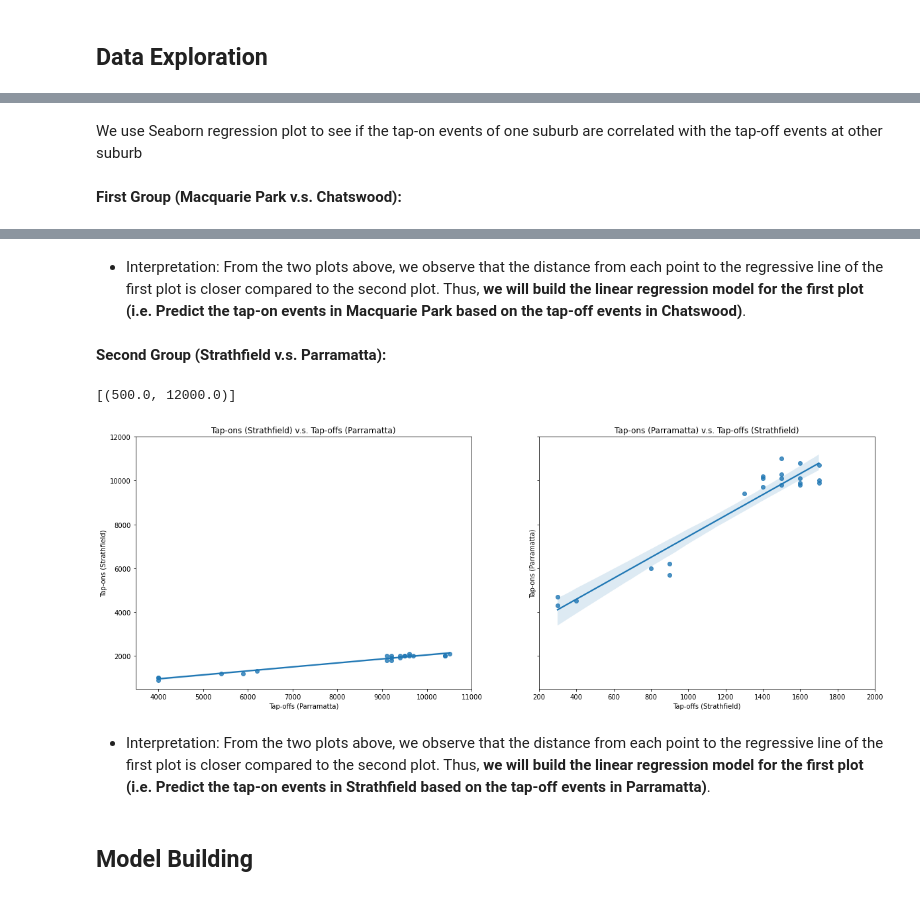
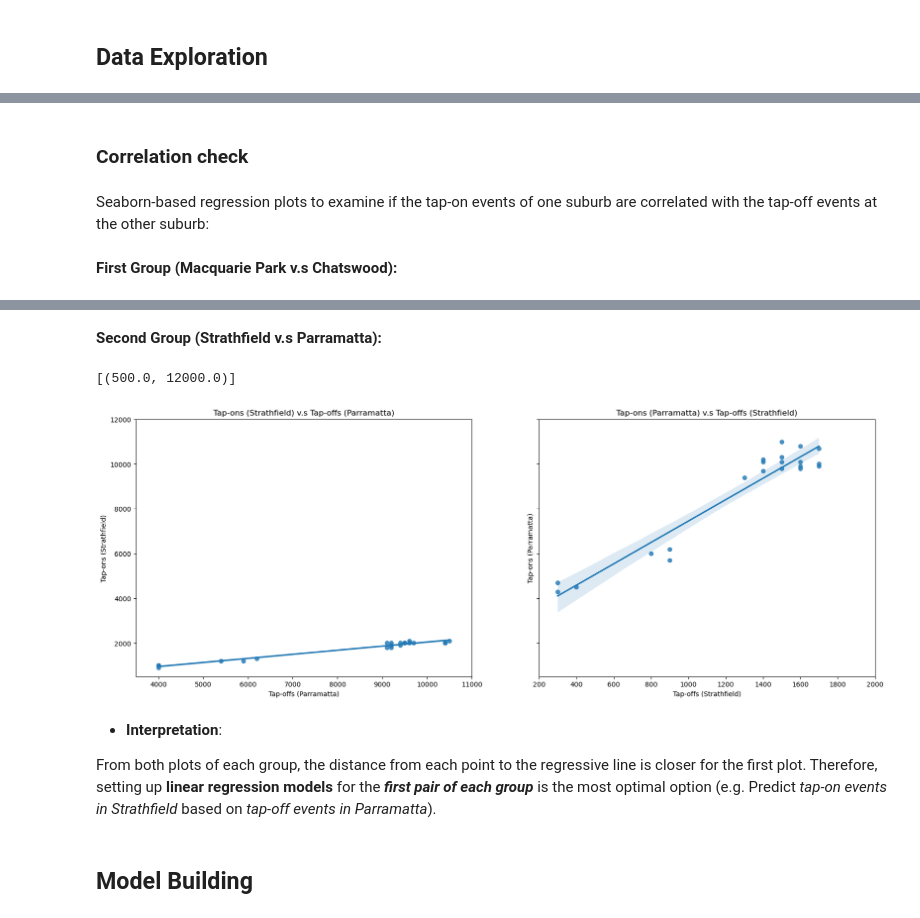
Before and after one commit to ethanaire/Analyzing-NSW-Public-Transports-with-Opal-Cards, a Jupyter notebook: Tap-ons and Tap-offs Relationship.ipynb, the cells around one changed output, grey strips where cells are left out. Saved outputs shown, nothing was run; the diff lists cells and outputs as text; code cells hidden in the pictures.

Commit message:
edit regplot sections

```diff
--- a/Tap-ons and Tap-offs Relationship.ipynb
+++ b/Tap-ons and Tap-offs Relationship.ipynb
@@ -200,12 +213,12 @@ chats_mac_taps.head(3)
 * _Tap-ons of Strathfield and Tap-offs of Parramatta_
 # %%
 # create a temporary dataframe that drops the unrelated columns
-temp = strath_taps.drop(['Suburbs', 'Tap-offs'],1)
+temp_strat_taps = strat_taps.drop(columns=['Suburbs', 'Tap-offs'])
 
 # Add a tap-offs of Chatswood and rename the columns to clearly state which column belongs to which suburb
-strath_parra_taps = temp.rename(columns = {'Tap-ons':'Tap-ons (Strathfield)'})
-strath_parra_taps['Tap-offs (Parramatta)'] = parra_taps['Tap-offs']
-strath_parra_taps.head(3)
+strat_parra_taps = temp_strat_taps.rename(columns = {'Tap-ons':'Tap-ons (Strathfield)'})
+strat_parra_taps['Tap-offs (Parramatta)'] = parra_taps['Tap-offs']
+strat_parra_taps.head(3)
 # %% [output]
 |  | Tap-ons (Strathfield) | Tap-offs (Parramatta) |
 | Dates |  |  |
@@ -216,12 +229,12 @@ strath_parra_taps.head(3)
 * _Tap-ons of Parramatta and Tap-offs of Strathfield_
 # %%
 # create a temporary dataframe that drops the unrelated columns
-temp = parra_taps.drop(['Suburbs', 'Tap-offs'],1)
+temp_parra_taps = parra_taps.drop(columns=['Suburbs', 'Tap-offs'])
 
 # Add a tap-offs of Macquarie Park and rename the columns to clearly state which column belongs to which suburb
-parra_strath_taps = temp.rename(columns = {'Tap-ons':'Tap-ons (Parramatta)'})
-parra_strath_taps['Tap-offs (Strathfield)'] = strath_taps['Tap-offs']
-parra_strath_taps.head(3)
+parra_strat_taps = temp_parra_taps.rename(columns = {'Tap-ons':'Tap-ons (Parramatta)'})
+parra_strat_taps['Tap-offs (Strathfield)'] = strat_taps['Tap-offs']
+parra_strat_taps.head(3)
 # %% [output]
 |  | Tap-ons (Parramatta) | Tap-offs (Strathfield) |
 | Dates |  |  |
@@ -235,5 +246,7 @@ parra_strath_taps.head(3)
+# %% [markdown]
+### Correlation check
 # %% [markdown]
-We use Seaborn regression plot to see if the tap-on events of one suburb are correlated with the tap-off events at other suburb
+Seaborn-based regression plots to examine if the tap-on events of one suburb are correlated with the tap-off events at the other suburb:
 # %% [markdown]
-**First Group (Macquarie Park v.s. Chatswood):**
+**First Group (Macquarie Park v.s Chatswood):**
 # %%
@@ -254,30 +267,30 @@ plot_b.set(ylim=(500, 6500))
 # %% [output]
 [(500.0, 6500.0)]
 [figure]
+# %% [markdown]
+**Second Group (Strathfield v.s Parramatta):**
+# %%
+# Subplots setting
+fig, axes = plt.subplots(figsize = (20,7), ncols=2, sharey= True)
+
+# Tap-ons (Strathfield) v.s Tap-offs (Parramatta) Correlation
+parra_strat_plot = sns.regplot(x= "Tap-offs (Parramatta)", y= "Tap-ons (Strathfield)", data= strath_parra_taps, ax=axes[0])
+parra_strat_plot.set_title("Tap-ons (Strathfield) v.s Tap-offs (Parramatta)")
+parra_strat_plot.set(xlim=(3500, 11000))
+parra_strat_plot.set(ylim=(500, 12000))
+
+# Tap-ons (Parramatta) v.s Tap-offs (Strathfield) Correlation
+strat_parra_plot = sns.regplot(x= "Tap-offs (Strathfield)", y= "Tap-ons (Parramatta)", data= parra_strath_taps, ax=axes[1])
+strat_parra_plot.set_title("Tap-ons (Parramatta) v.s Tap-offs (Strathfield)")
+strat_parra_plot.set(xlim=(200, 2000))
+strat_parra_plot.set(ylim=(500, 12000))
+# %% [output]
+[(500.0, 12000.0)]
+[figure, added]
 # %% [markdown]
-* Interpretation: From the two plots above, we observe that the distance from each point to the regressive line of the first plot is closer compared to the second plot. Thus, **we will build the linear regression model for the first plot (i.e. Predict the tap-on events in Macquarie Park based on the tap-off events in Chatswood)**.
+* **Interpretation**:
+
+From both plots of each group, the distance from each point to the regressive line is closer for the first plot. Therefore, setting up **linear regression models** for the **_first pair of each group_** is the most optimal option (e.g. Predict _tap-on events in Strathfield_ based on _tap-off events in Parramatta_).
-# %% [markdown]
-**Second Group (Strathfield v.s. Parramatta):**
-# %%
-# create subplots for the regression plotting
-
-# independent value: Tap-offs of Parramatta; dependent value: Tap-ons of Strathfield.
-fig, axes = plt.subplots(figsize = (20,7), ncols=2, sharey=True)
-plot_c = sns.regplot(x= "Tap-offs (Parramatta)", y= "Tap-ons (Strathfield)", data= strath_parra_taps, ax=axes[0])
-plot_c.set_title("Tap-ons (Strathfield) v.s. Tap-offs (Parramatta)")
-plot_c.set(xlim=(3500, 11000))
-plot_c.set(ylim=(500, 12000))
-
-# independent value: Tap-offs of Strathfield; dependent value: Tap-ons of Parramatta.
-plot_d = sns.regplot(x= "Tap-offs (Strathfield)", y= "Tap-ons (Parramatta)", data= parra_strath_taps, ax=axes[1])
-plot_d.set_title("Tap-ons (Parramatta) v.s. Tap-offs (Strathfield)")
-plot_d.set(xlim=(200, 2000))
-plot_d.set(ylim=(500, 12000))
-# %% [output]
-[(500.0, 12000.0)]
-[figure, removed]
-# %% [markdown]
-* Interpretation: From the two plots above, we observe that the distance from each point to the regressive line of the first plot is closer compared to the second plot. Thus, **we will build the linear regression model for the first plot (i.e. Predict the tap-on events in Strathfield based on the tap-off events in Parramatta)**.
 # %% [markdown]
 ## Model Building
 # %% [markdown]
```
Also changed, not shown: parts of 21 cells of this notebook.
